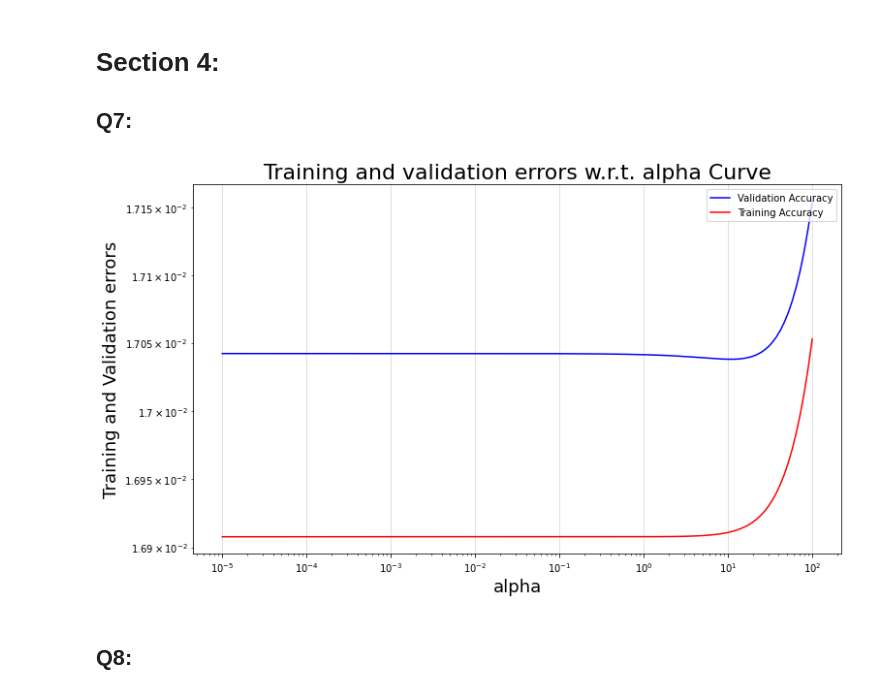
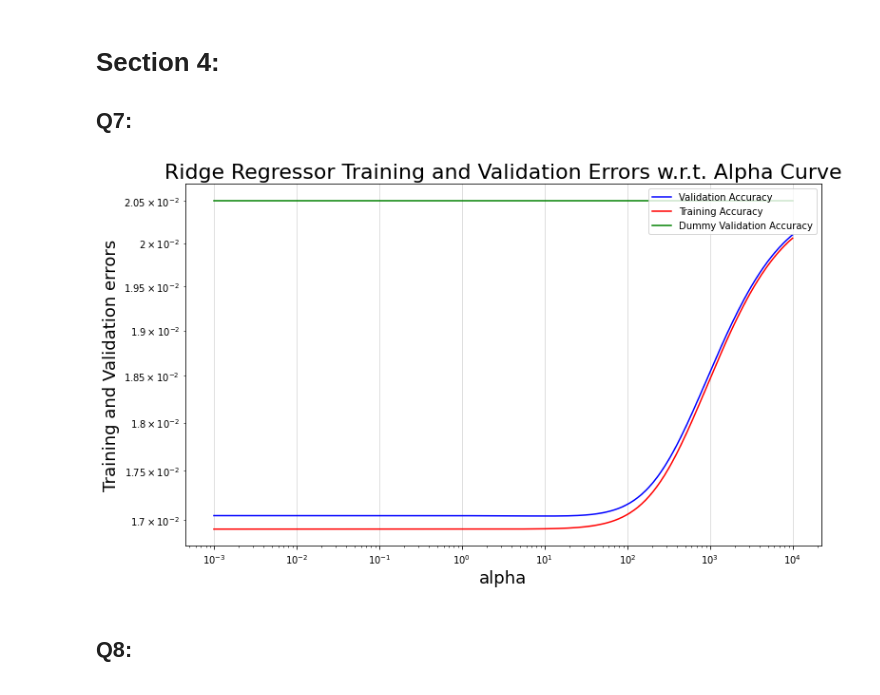
Before and after one commit to danielscohen/ml_hw3, a Jupyter notebook: 313575599-308160647.ipynb, the cells around one changed output. Cells and saved outputs as stored; diff of their text form; code cells hidden in the pictures.

```diff
--- a/313575599-308160647.ipynb
+++ b/313575599-308160647.ipynb
@@ -321,11 +322,11 @@ lr size = 0.1, Best train loss = [0.01696156], Best validation loss = [0.0184273
 # %%
 d_reg = DummyRegressor(strategy="mean")
 cv_results = cross_validate(d_reg, X_train, y_train, cv=5, return_train_score=True, scoring="neg_mean_squared_error")
-train_acc = -1 * np.mean(cv_results['train_score'])
-valid_acc = -1 * np.mean(cv_results['test_score'])
+dummy_train_acc = -1 * np.mean(cv_results['train_score'])
+dummy_valid_acc = -1 * np.mean(cv_results['test_score'])
 
-print ("train accuracy: ", train_acc)
-print ("valid accuracy: ", valid_acc)
+print ("train accuracy: ", dummy_train_acc)
+print ("valid accuracy: ", dummy_valid_acc)
 # %% [output]
 train accuracy:  0.020479304962158204
 valid accuracy:  0.02050747821384006
@@ -333,7 +334,7 @@ valid accuracy:  0.02050747821384006
 # Section 4:
 ## Q7:
 # %%
-alphas = np.logspace(-5, 2, 150)
+alphas = np.logspace(-3, 4, 300)
 train_accs = []
 valid_accs = []
 for alpha in alphas:
@@ -344,26 +345,29 @@ for alpha in alphas:
 # %%
 fig = plt.figure(figsize=(12, 7))
 ax1 = fig.add_subplot(111)
 line1 = ax1.loglog(alphas,valid_accs, c='b', label='Validation Accuracy')
 ax2 = ax1
 line2 = ax2.loglog(alphas,train_accs, c='r', label='Training Accuracy')
+ax3 = ax2
+line3 = ax3.loglog(alphas, [dummy_valid_acc] * len(alphas), c='g', label='Dummy Validation Accuracy')
 ax2.grid(alpha=0.5)
 ax1.legend(loc="upper left")
 ax2.legend(loc="upper right")
+ax3.legend(loc="upper right")
 ax1.set_ylabel("Training and Validation errors", fontsize=18)
 ax1.set_xlabel("alpha", fontsize=18)
 #plt.xlim([min(alphas),1])
 min_valid = min(valid_accs)
 max_valid = max(valid_accs)
 min_train = min(train_accs)
 max_train = max(train_accs)
 min_y_axis=min(min_valid, min_train)
 max_y_axis=max(max_valid, max_train)
 #plt.ylim([min_y_axis,max_y_axis])
-plt.title('Training and validation errors w.r.t. alpha Curve', fontsize=22)
+plt.title('Ridge Regressor Training and Validation Errors w.r.t. Alpha Curve', fontsize=22)
 plt.show()
 # %% [output]
-[figure, old version]
+[figure, new version]
 # %% [markdown]
 ## Q8:
 # %%
```
Also changed, not shown: parts of 13 cells of this notebook, 5 other files.
